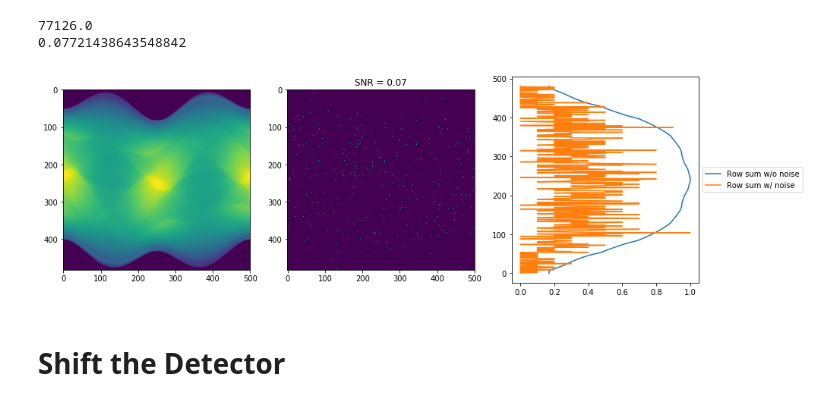
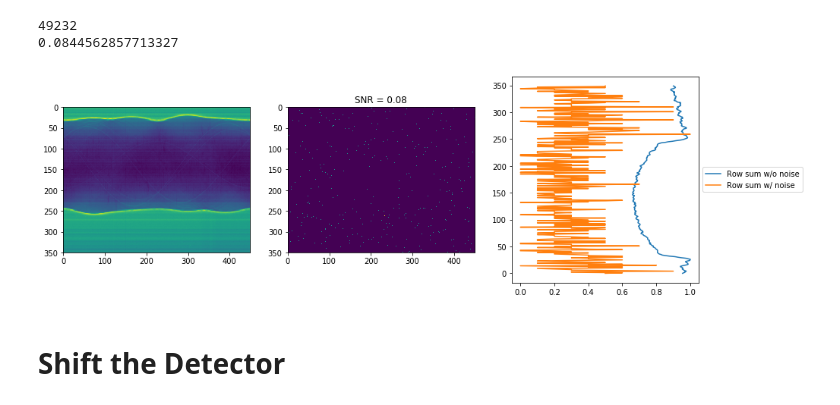
Before and after one commit to everettvacek/rotationCenter, a Jupyter notebook: Detector_shifting.ipynb, the cells around one changed output. Cells and saved outputs as stored; diff of their text form; code cells hidden in the pictures.

Commit message:
Imports real data

```diff
--- a/Detector_shifting.ipynb
+++ b/Detector_shifting.ipynb
@@ -12,0 +14,8 @@ from utils import add_noise, snr_calc, DC_and_SYM
+# %%
+#h_sino = h5py.File('./sinograms/tomo_00001/tomo_00001.h5', 'r')
+h_sino = h5py.File('./sinograms/tomo_00064_to_00067/tomo_00067.h5', 'r')
+def print_attrs(name, obj):
+    print(name)
+    for key, val in obj.attrs.items():
+        print("    %s: %s" % (key, val))
+h_sino.visititems(print_attrs)
@@ -12,0 +40,6 @@ from utils import add_noise, snr_calc, DC_and_SYM
+# %%
+data = h_sino['/exchange/data'][()]
+theta = h_sino['/exchange/theta']
+print(theta)
+plt.imshow(np.transpose(data[:,300,:]))
+plt.show()
@@ -40,39 +77,42 @@ theta = np.linspace(0., 360, number_angles, endpoint=False)
 sinogram = radon(phantom, theta=theta, circle=Circle)
 np.save('sinogram2', sinogram)
 '''
+exposure = .01
+clip = 10000
+#sinogram = np.clip(np.load('sinogram/tomo_00064_to_00067/tomo_00064.h5'),clip, None)
+sinogram = np.transpose(data[:,300,:])
 
-sinogram = np.clip(np.load('sinogram_off_center.npy'),clip, None)
 added_noise = add_noise(sinogram, exposure)
 sinogram_noise = added_noise[0]
 sinogram_noise_snr = added_noise[1]
 
 rowsum = np.sum(sinogram, axis=1)
 rowsum_n = np.sum(sinogram_noise, axis=1, dtype=np.float64)
 
 
 #entropy = -int(np.mean(rowsum_n*np.log2(rowsum_n)))/1000
 
 
 plt.figure(figsize=(15,5))
 plt.subplot(131)
 plt.imshow(sinogram)
 plt.subplot(132)
 plt.imshow(sinogram_noise)
 plt.title('SNR = ' + str(sinogram_noise_snr)[0:4])
 plt.subplot(133)
 plt.plot(rowsum/np.max(rowsum), np.arange(0,sinogram.shape[0],1), label = 'Row sum w/o noise')
 plt.plot(rowsum_n/np.max(rowsum_n), np.arange(0,sinogram.shape[0],1), label = 'Row sum w/ noise')
 plt.legend(loc='center left', bbox_to_anchor=(1, 0.5))
 #plt.title('Entropy = ' + str(entropy)[0:10])
 
 plt.show
 
 print(np.max(sinogram))
 print(sinogram_noise_snr)
 # %% [output]
-77126.0
-0.07721438643548842
+49232
+0.0844562857713327
-[figure, old version]
+[figure, new version]
 # %% [markdown]
 # Shift the Detector
 # %%
```
Also changed, not shown: parts of 4 cells of this notebook.
